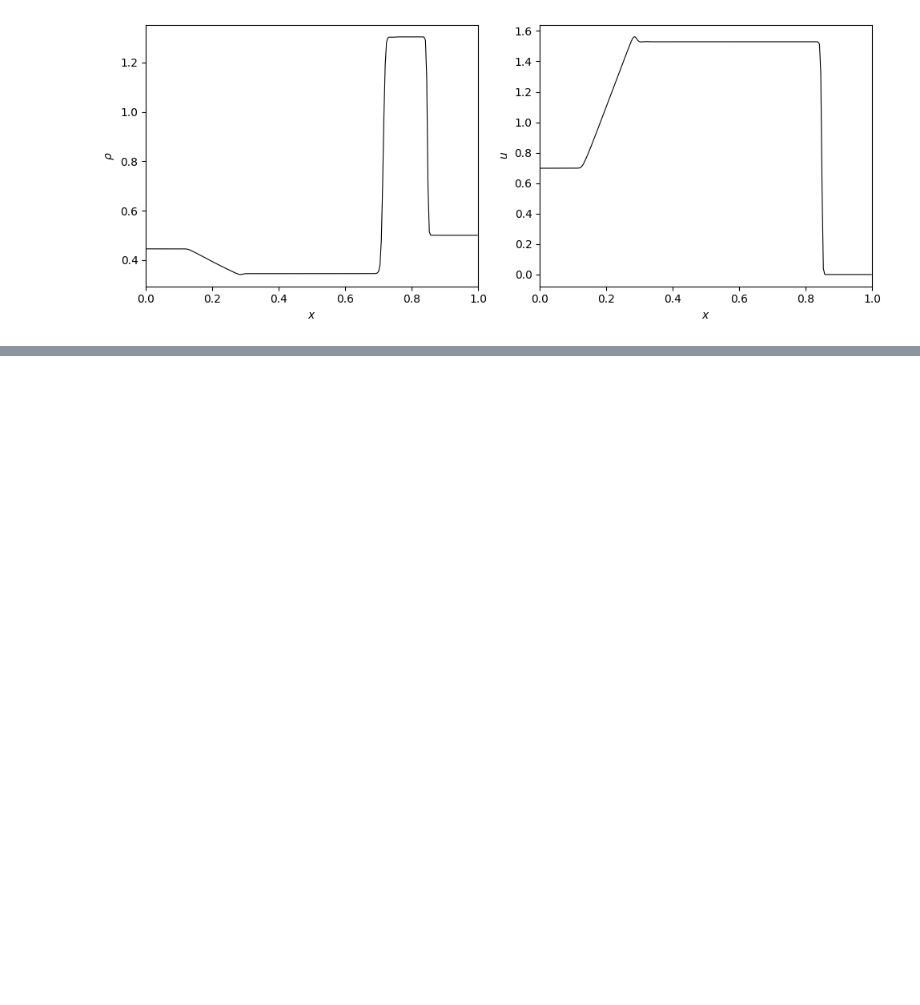
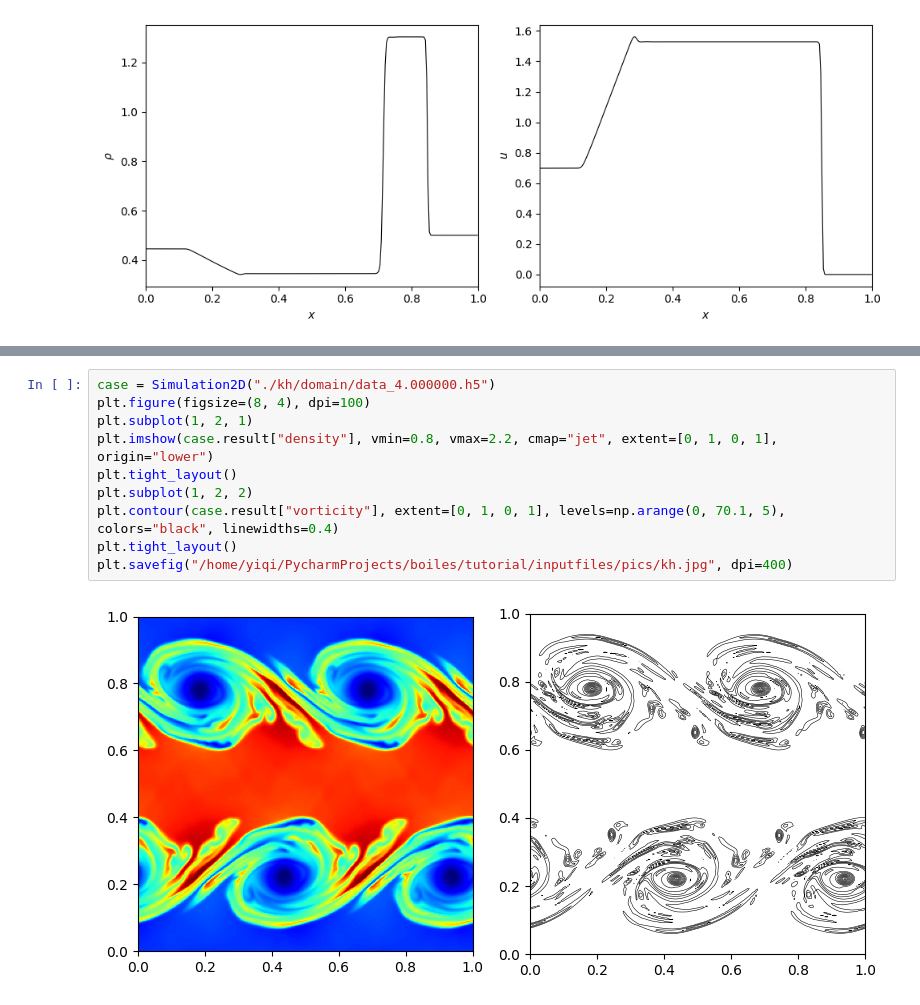
Before and after one commit to fengyiqi/boiles, a Jupyter notebook: tutorial/inputfiles/plots.ipynb, the cells around one changed output, grey strips where cells are left out. Drawn from its saved outputs; the diff is of its cells as text; blank space fills up the shorter version.

```diff
--- a/tutorial/inputfiles/plots.ipynb
+++ b/tutorial/inputfiles/plots.ipynb
@@ -34,0 +52,12 @@ plt.savefig("/home/yiqi/PycharmProjects/boiles/tutorial/inputfiles/pics/2d_riema
+# %%
+case = Simulation2D("./kh/domain/data_4.000000.h5")
+plt.figure(figsize=(8, 4), dpi=100)
+plt.subplot(1, 2, 1)
+plt.imshow(case.result["density"], vmin=0.8, vmax=2.2, cmap="jet", extent=[0, 1, 0, 1], origin="lower")
+plt.tight_layout()
+plt.subplot(1, 2, 2)
+plt.contour(case.result["vorticity"], extent=[0, 1, 0, 1], levels=np.arange(0, 70.1, 5), colors="black", linewidths=0.4)
+plt.tight_layout()
+plt.savefig("/home/yiqi/PycharmProjects/boiles/tutorial/inputfiles/pics/kh.jpg", dpi=400)
+# %% [output]
+[figure, added]
```
Also changed, not shown: parts of 2 cells of this notebook, 4 other files.
